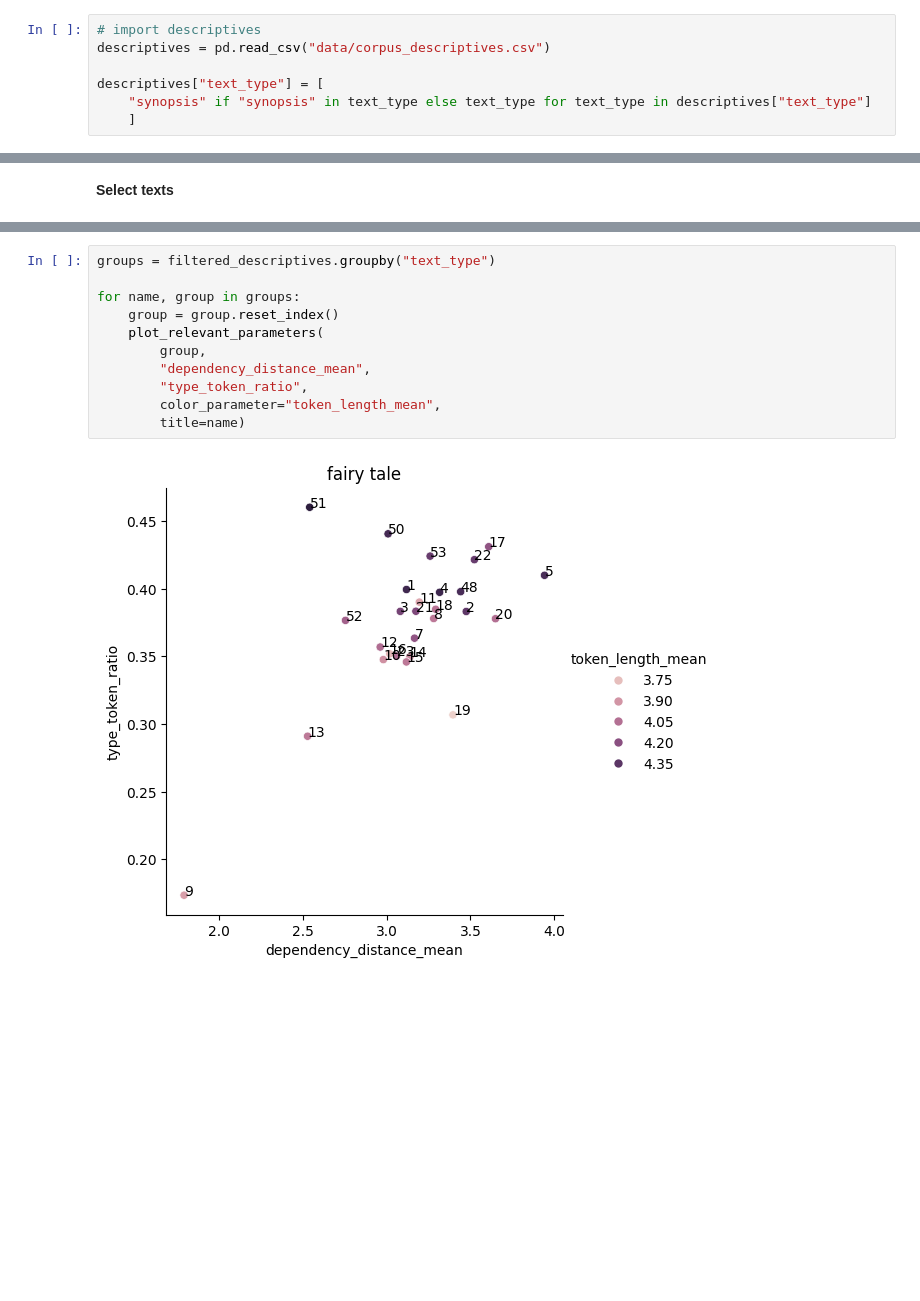
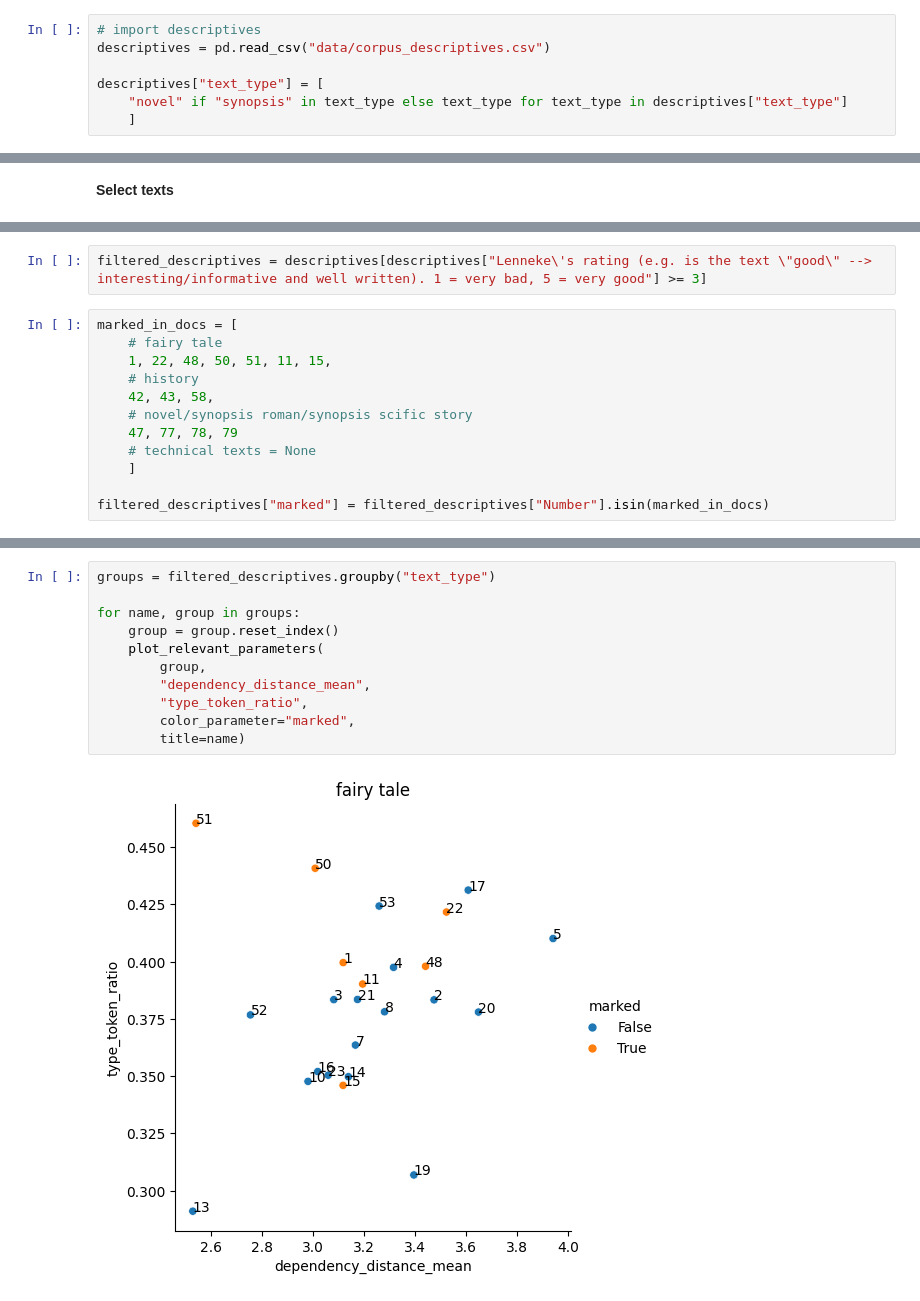
Before and after one commit to saraoe/natural-stories-dutch, a Jupyter notebook: summarize_descriptives.ipynb, the cells around one changed output, grey strips where cells are left out. Cells and saved outputs as stored; diff of their text form; blank space fills up the shorter version.

```diff
--- a/summarize_descriptives.ipynb
+++ b/summarize_descriptives.ipynb
@@ -12,7 +12,7 @@ import seaborn as sns
 descriptives = pd.read_csv("data/corpus_descriptives.csv")
 
 descriptives["text_type"] = [
-    "synopsis" if "synopsis" in text_type else text_type for text_type in descriptives["text_type"]
+    "novel" if "synopsis" in text_type else text_type for text_type in descriptives["text_type"]
     ]
 # %% [markdown]
 ### Plot descriptives
@@ -171,0 +149,14 @@ filtered_descriptives = descriptives[~descriptives["Filename"].isin(exclude_text
+# %%
+filtered_descriptives = descriptives[descriptives["Lenneke\'s rating (e.g. is the text \"good\" --> interesting/informative and well written). 1 = very bad, 5 = very good"] >= 3]
+# %%
+marked_in_docs = [
+    # fairy tale
+    1, 22, 48, 50, 51, 11, 15,
+    # history
+    42, 43, 58,
+    # novel/synopsis roman/synopsis scific story
+    47, 77, 78, 79
+    # technical texts = None
+    ]
+
+filtered_descriptives["marked"] = filtered_descriptives["Number"].isin(marked_in_docs)
@@ -172,13 +169,13 @@ filtered_descriptives = descriptives[~descriptives["Filename"].isin(exclude_text
 # %%
 groups = filtered_descriptives.groupby("text_type")
 
 for name, group in groups:
     group = group.reset_index()
     plot_relevant_parameters(
         group,
         "dependency_distance_mean",
         "type_token_ratio",
-        color_parameter="token_length_mean",
+        color_parameter="marked",
         title=name)
 # %% [output]
-[figure, old version]
+[figure, new version]
```
Also changed, not shown: parts of 10 cells of this notebook, 8 other files.
